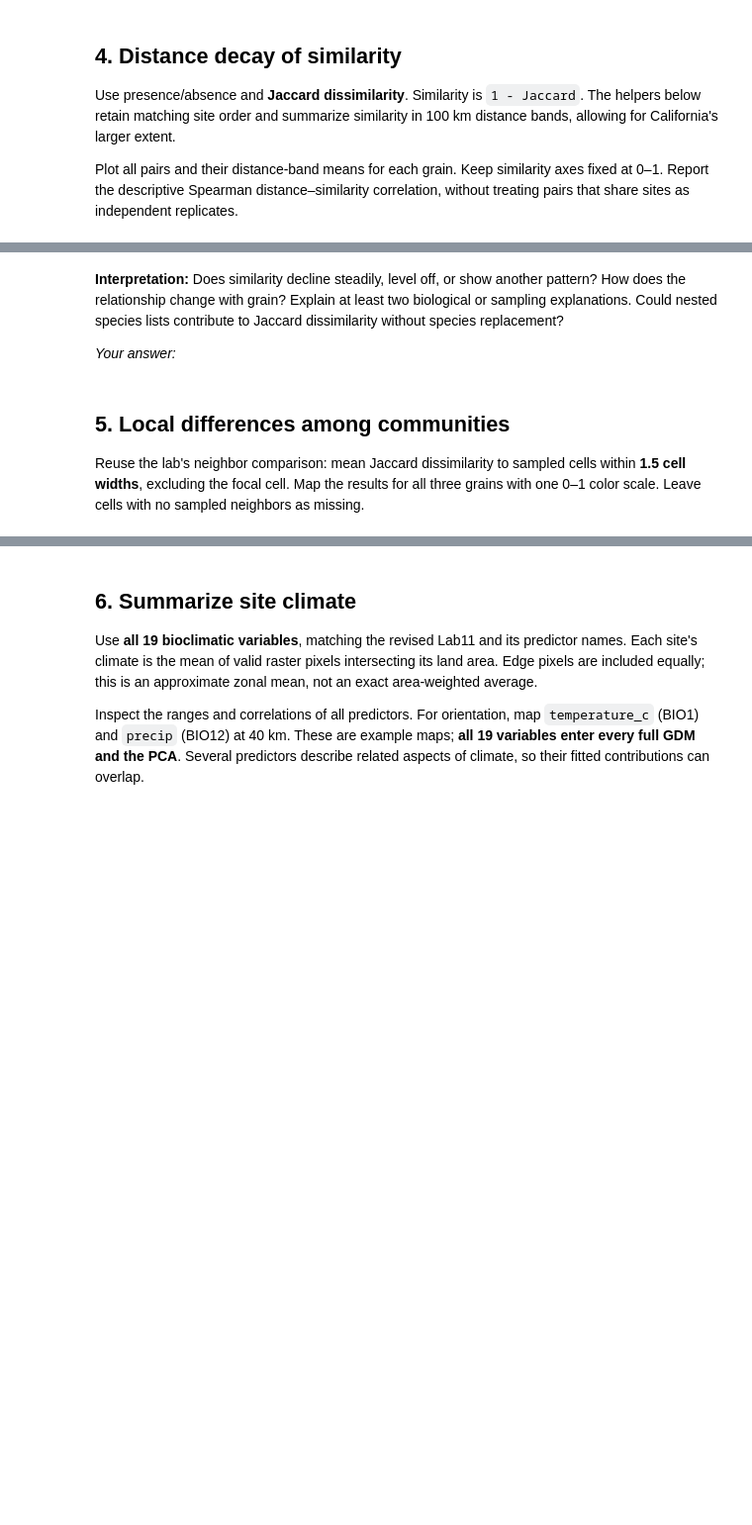
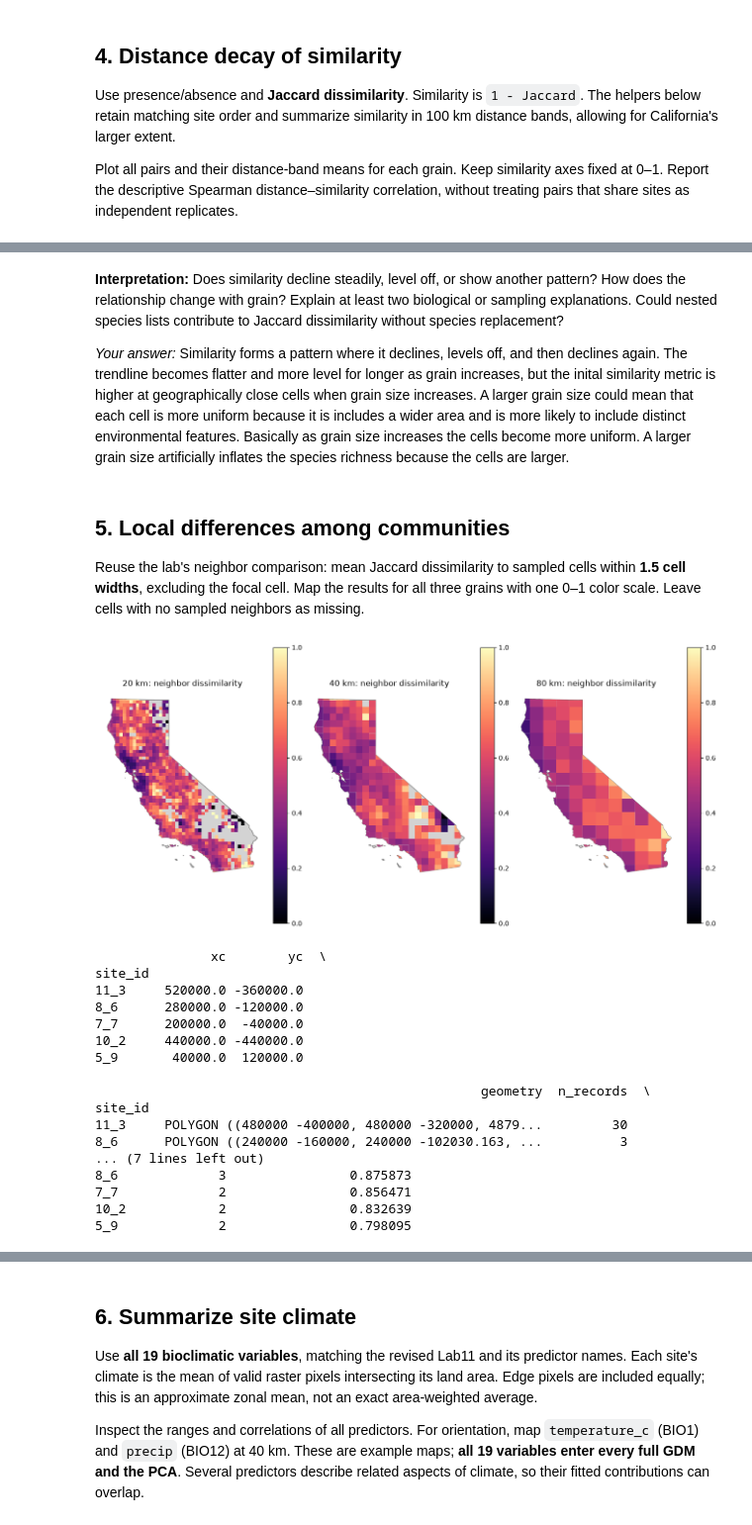
Before and after one commit to jddeabreu/BIO597-SpatialBiodiversity, a Jupyter notebook: docs/assignments/Assignment-11-SpatialCommunityComposition.ipynb, the cells around one changed output, grey strips where cells are left out. Shown at 99% size. Saved outputs shown, nothing was run; the diff lists cells and outputs as text; code cells hidden in the pictures; blank space fills up the shorter version.

```diff
--- a/docs/assignments/Assignment-11-SpatialCommunityComposition.ipynb
+++ b/docs/assignments/Assignment-11-SpatialCommunityComposition.ipynb
@@ -190,7 +296,7 @@ pattern? How does the relationship change with grain? Explain at least two
 biological or sampling explanations. Could nested species lists contribute to
 Jaccard dissimilarity without species replacement?
 
-*Your answer:*
+*Your answer:* Similarity forms a pattern where it declines, levels off, and then declines again. The trendline becomes flatter and more level for longer as grain increases, but the inital similarity metric is higher at geographically close cells when grain size increases. A larger grain size could mean that each cell is more uniform because it is includes a wider area and is more likely to include distinct environmental features. Basically as grain size increases the cells become more uniform. A larger grain size artificially inflates the species richness because the cells are larger.
 # %% [markdown]
 ## 5. Local differences among communities
 
@@ -201,7 +307,51 @@ as missing.
 # %%
 # Use squareform on each grain's distance and dissimilarity vectors.
 # Calculate neighbor_dissimilarity for each sampled cell.
 # Map and save the three results.
+
+for grain in GRAINS:
+    sites = sites_by_grain[grain]
+    pairs = pairs_by_grain[grain]
+    distances = squareform(pairs.distance_km.to_numpy())
+    dissimilarities = squareform(pairs.jaccard.to_numpy())
+    local_difference = []
+    for i in range(len(sites)):
+        neighbors = (distances[i] > 0) & (distances[i] <= 1.5 * grain)
+        if neighbors.any():
+            local_difference.append(dissimilarities[i, neighbors].mean())
+        else:
+            local_difference.append(np.nan)
+    sites["neighbor_dissimilarity"] = local_difference
+
+fig, axes = plt.subplots(1, 3, figsize=(13, 6), layout="constrained")
+for ax, grain in zip(axes, GRAINS):
+    california.plot(ax=ax, color="lightgray", edgecolor="gray")
+    sites_by_grain[grain].plot(ax=ax, column="neighbor_dissimilarity", cmap="magma",
+                              vmin=0, vmax=1, legend=True)
+    ax.set_title(f"{grain} km: neighbor dissimilarity")
+    ax.set_axis_off()
+fig.savefig(OUTPUT / "CA_neighbor_dissimilarity_by_grain.png", dpi=150)
+plt.show()
+print(sites.sort_values(by="neighbor_dissimilarity", ascending=False).head())
+# %% [output]
+[figure, added]
+               xc        yc  \
+site_id
+11_3     520000.0 -360000.0
+8_6      280000.0 -120000.0
+7_7      200000.0  -40000.0
+10_2     440000.0 -440000.0
+5_9       40000.0  120000.0
+
+                                                  geometry  n_records  \
+site_id
+11_3     POLYGON ((480000 -400000, 480000 -320000, 4879...         30
+8_6      POLYGON ((240000 -160000, 240000 -102030.163, ...          3
+... (7 lines left out)
+8_6             3                0.875873
+7_7             2                0.856471
+10_2            2                0.832639
+5_9             2                0.798095
 # %% [markdown]
 **Interpretation:** Where are neighboring recorded communities most different?
 Choose two contrasting sites and inspect their species lists and record totals.
```
Also changed, not shown: parts of 18 cells of this notebook.
